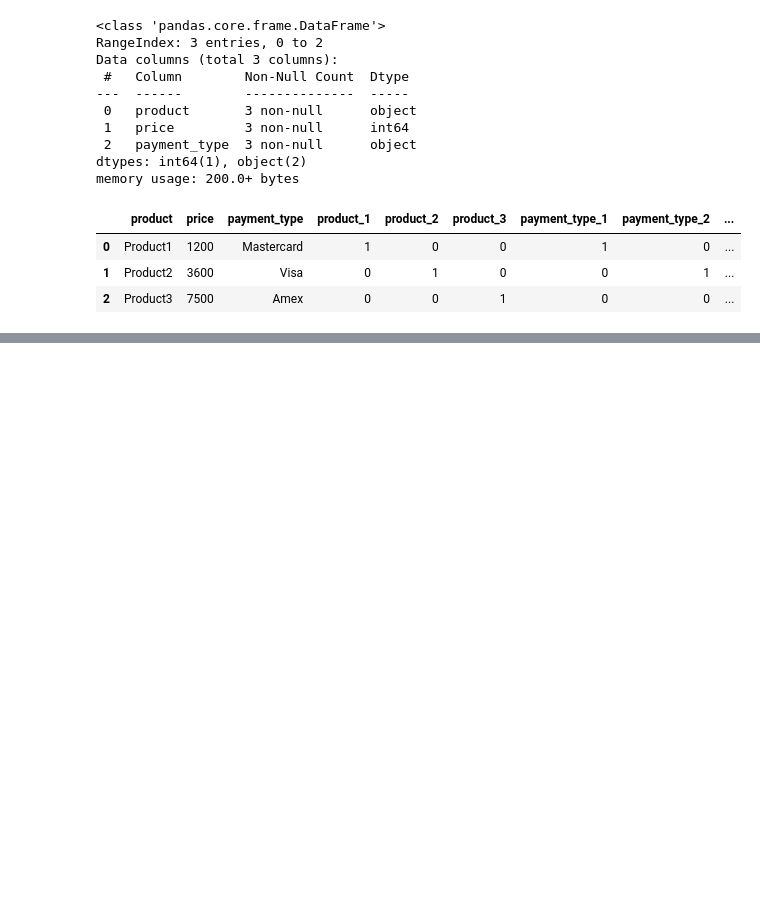
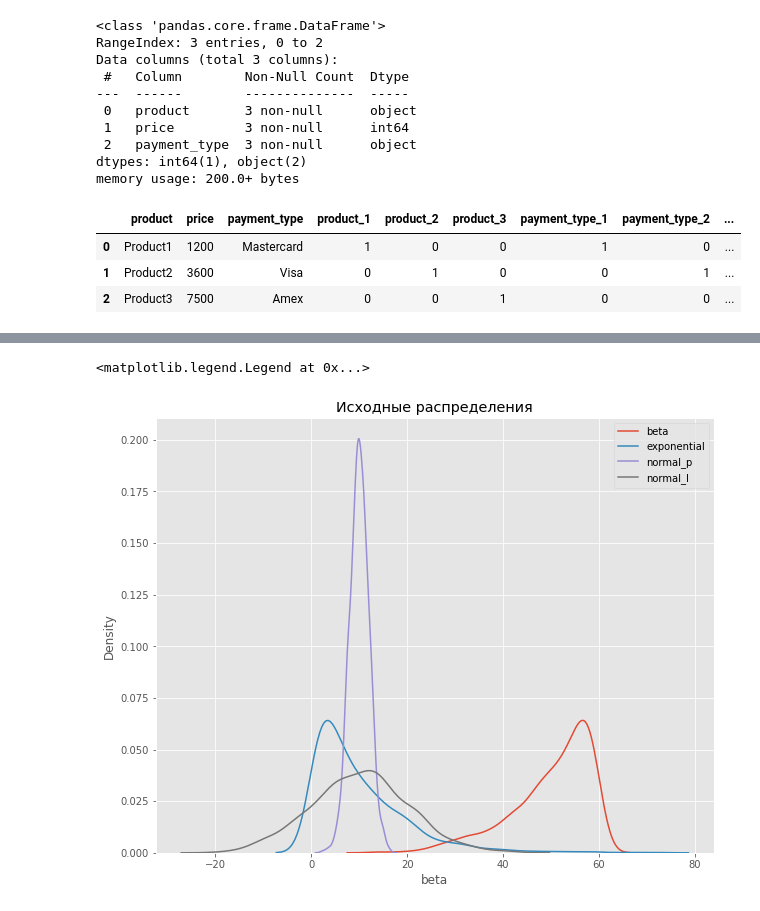
Before and after one commit to AleksejRum/sf_data_science, a Jupyter notebook: Modules/EDA/EDA3_Feature_engineering/Feature_engineering.ipynb, the cells around one changed output, grey strips where cells are left out. Drawn from its saved outputs; the diff is of its cells as text; code cells hidden in the pictures; blank space fills up the shorter version.

```diff
--- a/Modules/EDA/EDA3_Feature_engineering/Feature_engineering.ipynb
+++ b/Modules/EDA/EDA3_Feature_engineering/Feature_engineering.ipynb
@@ -696,0 +751,14 @@ df
+# %%
+# зададим параметры холста, название и визуализируем кривые распределения
+fig, (ax1) = plt.subplots(ncols=1, figsize=(10,8))
+ax1.set_title('Исходные распределения')
+
+# kdeplot() (KDE - оценка плотности ядра) - специальный метод для графиков распределений
+sns.kdeplot(df['beta'], ax=ax1, label ='beta')
+sns.kdeplot(df['exponential'], ax=ax1, label ='exponential')
+sns.kdeplot(df['normal_p'], ax=ax1, label ='normal_p')
+sns.kdeplot(df['normal_l'], ax=ax1, label ='normal_l')
+plt.legend()
+# %% [output]
+<matplotlib.legend.Legend at 0x...>
+[figure, added]
```
Also changed, not shown: parts of 14 cells of this notebook, 2 other files.
